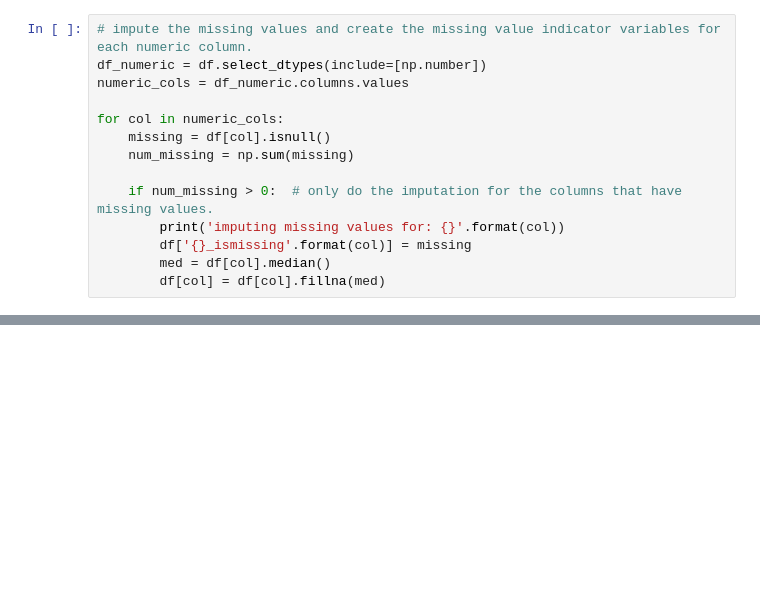
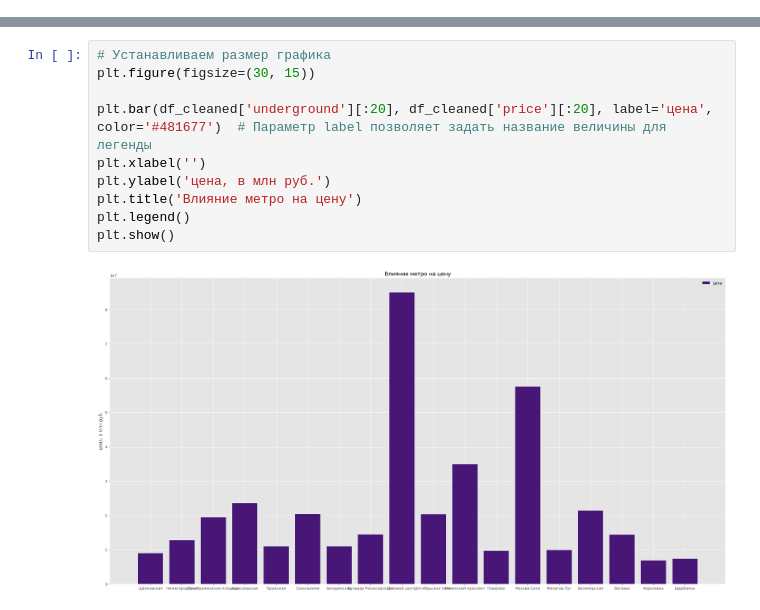
Before and after one commit to sanyek752/apartaments, a Jupyter notebook: ИСП-21 Пушмин/Untitled-1.ipynb, the cells around one changed output, grey strips where cells are left out. Saved outputs shown, nothing was run; the diff lists cells and outputs as text; blank space fills up the shorter version.

```diff
--- a/ИСП-21 Пушмин/Untitled-1.ipynb
+++ b/ИСП-21 Пушмин/Untitled-1.ipynb
@@ -244,14 +222,0 @@ df_less_hos_beds_raion = df.drop(cols_to_drop, axis=1)
-# %%
-# impute the missing values and create the missing value indicator variables for each numeric column.
-df_numeric = df.select_dtypes(include=[np.number])
-numeric_cols = df_numeric.columns.values
-
-for col in numeric_cols:
-    missing = df[col].isnull()
-    num_missing = np.sum(missing)
-
-    if num_missing > 0:  # only do the imputation for the columns that have missing values.
-        print('imputing missing values for: {}'.format(col))
-        df['{}_ismissing'.format(col)] = missing
-        med = df[col].median()
-        df[col] = df[col].fillna(med)
@@ -323,0 +301,12 @@ Name: count, dtype: int64
+# %%
+# Устанавливаем размер графика
+plt.figure(figsize=(30, 15))
+
+plt.bar(df_cleaned['underground'][:20], df_cleaned['price'][:20], label='цена',  color='#481677')  # Параметр label позволяет задать название величины для легенды
+plt.xlabel('')
+plt.ylabel('цена, в млн руб.')
+plt.title('Влияние метро на цену')
+plt.legend()
+plt.show()
+# %% [output]
+[figure, added]
```
Also changed, not shown: parts of 45 cells of this notebook, 1 other file.
